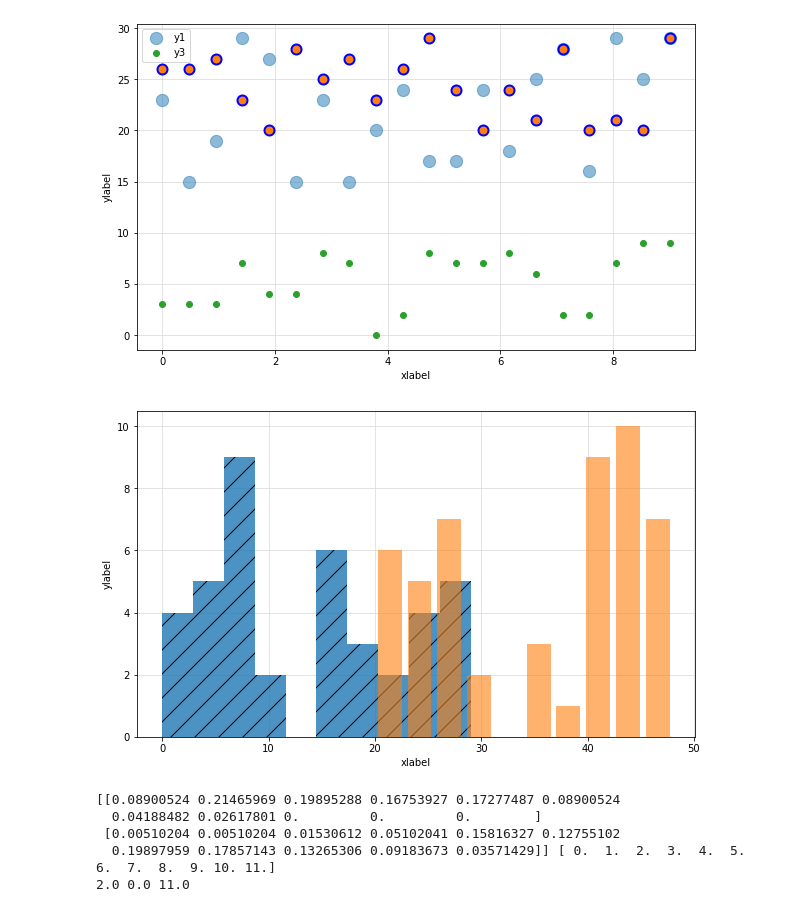
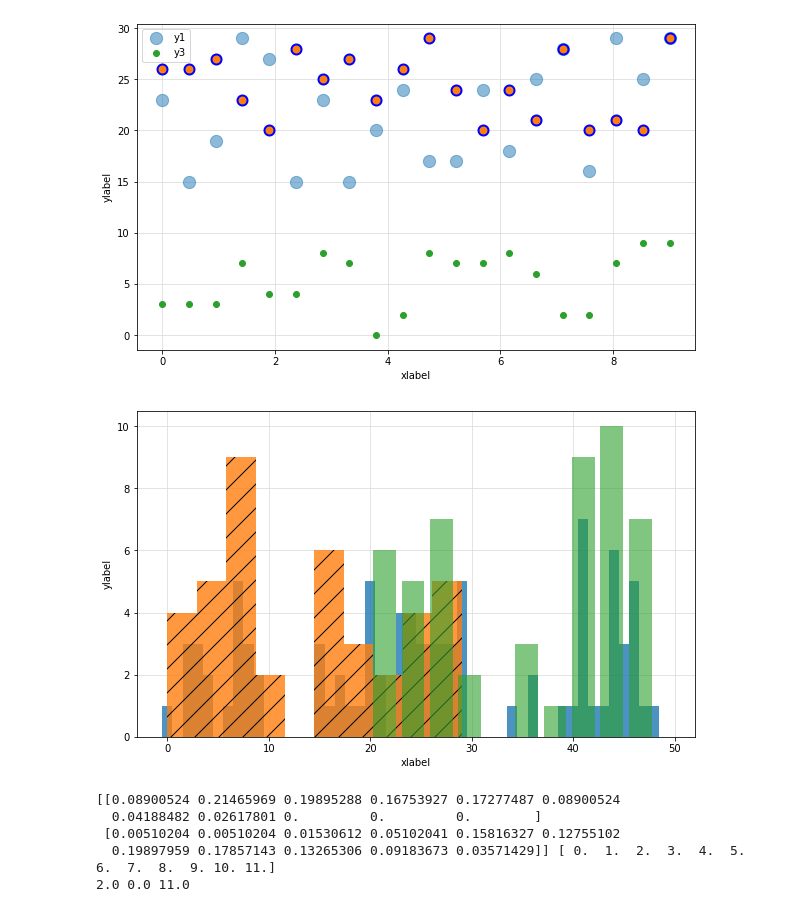
Before and after one commit to xmrogi/template, a Jupyter notebook: visualization/matplotlib.ipynb, the cells around one changed output. Cells and saved outputs as stored; diff of their text form; code cells hidden in the pictures.

```diff
--- a/visualization/matplotlib.ipynb
+++ b/visualization/matplotlib.ipynb
@@ -158,34 +180,36 @@ rwidth      ：各棒の幅を数値または、配列で指定。
 log         ：True：縦軸を対数目盛で表示。
 histtype    ：グラフの種類（下記参照）。デフォルトは'bar'。
             ：'step'：塗りつぶしなしの線で出力。
             ：'stepfilled'：塗りつぶしありの線で出力。
             ：'barstacked'：積み上げヒストグラム。
 stacked     ：True：積み上げヒストグラム。
 align       ：ビンの横位置。デフォルトは'mid'（区間の中央）。他は'left'，'right'。
 orientation ：デフォルトは'vertical'。'horizontal'にすると横棒になる。
 color       ：リストで系列毎に指定可。
 label       ：リストで系列毎に指定可。
 facecolor   ：ビンの色。fcでも可。colorとは違いリスト不可（全系列同色）。
 hatch       ：ビンの網掛け。
 linewidth   ：ビンの縁の太さ。lwでも可。
 edgecolor   ：ビンの縁の色。ecでも可。
 alpha       ：透明度を0～1で指定。
 zorder      ：オブジェクトが重なっていた時この値が大きい方が前面に描画される。
 """
 fig = plt.figure(figsize=(10, 6))
 ax = fig.add_subplot(111, xlabel='xlabel', ylabel='ylabel')
+y_hist0 = np.hstack([y1, y2, y3, y4, y5])
 y_hist1 = np.hstack([y1, y2])
 y_hist2 = np.hstack([y3, y4, y5])
+n0, bins0, patches0 = ax.hist(y_hist0, range=(0, 50), bins=50, rwidth=1.0, align="left", density=False, alpha=0.8)
 n1, bins1, patches1 = ax.hist(y_hist1, alpha=0.8, hatch='/')
 n2, bins2, patches2 = ax.hist(y_hist2, alpha=0.6, rwidth=0.8)
 # 戻り値について
 # ｎ:各ビンの高さの配列(小さい方から)、bins：境界の配列
 ax.grid(c='gainsboro', zorder=9)
 ax.set_axisbelow(True)
 plt.show()
 plt.close()
 # %% [output]
-[figure, old version]
+[figure, new version]
 # %%
 """ヒストグラム2
 ビンの調整
```
Also changed, not shown: parts of 3 cells of this notebook, 1 other file.
